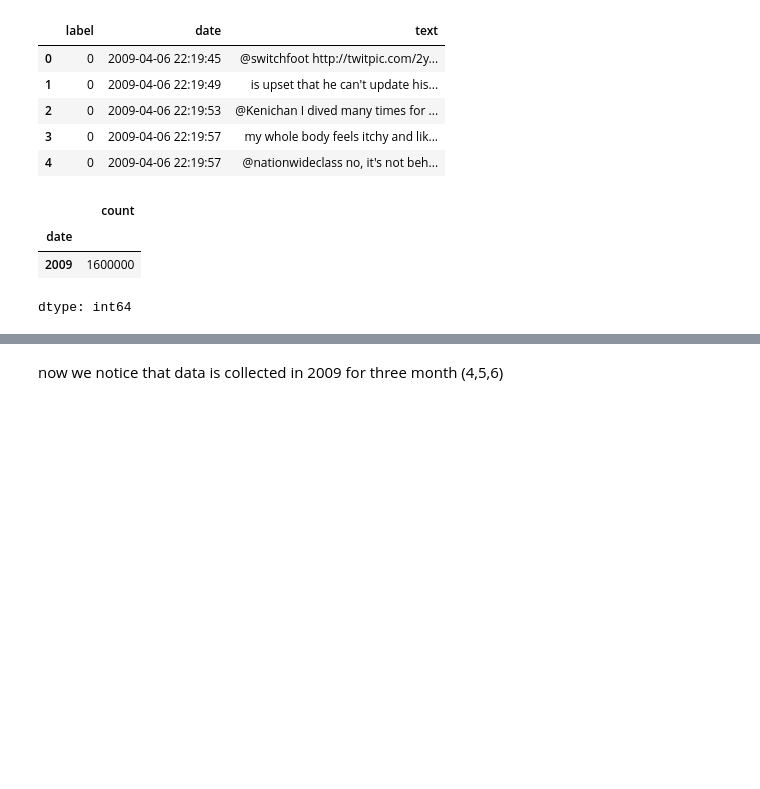
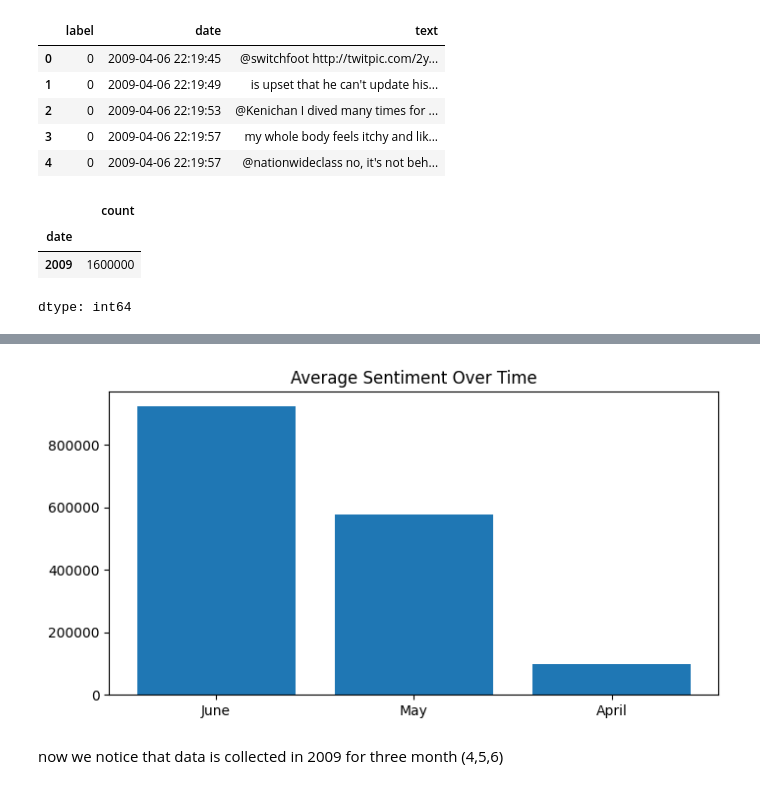
Before and after one commit to basel5621/Sentiment-Analysis-with-Sentiment140, a Jupyter notebook: Exploration_and_Preprocessing.ipynb, the cells around one changed output, grey strips where cells are left out. Cells and saved outputs as stored; diff of their text form; code cells hidden in the pictures; blank space fills up the shorter version.

```diff
--- a/Exploration_and_Preprocessing.ipynb
+++ b/Exploration_and_Preprocessing.ipynb
@@ -24,6 +27,6 @@ True
 # %%
 COLUMNS_NAMES = ["label", "ids", "date", "flag", "user", "text"]
-df = pd.read_csv('/content/drive/MyDrive/dataset/Sentiment 1.6 million tweets.csv',encoding="ISO-8859-1" ,names = COLUMNS_NAMES)
+df = pd.read_csv('Sentiment 1.6 million tweets.csv',encoding="ISO-8859-1" ,names = COLUMNS_NAMES)
 # %%
 df.head()
 # %% [output]
@@ -124,0 +116,5 @@ dtype: int64
+# %%
+val_count=df['date'].dt.month.value_counts()
+month_names={4:'April',5:'May',6:'June'}
+val_count=val_count.rename(month_names)
+val_count
@@ -125,2 +128,9 @@ dtype: int64
+# %%
+plt.figure(figsize=(8,4))
+plt.bar(val_count.index, val_count.values)
+plt.title("Average Sentiment Over Time")
+plt.show()
+# %% [output]
+[figure, added]
 # %% [markdown]
 now we notice that data is collected in 2009 for three month (4,5,6)
```
Also changed, not shown: parts of 43 cells of this notebook.
